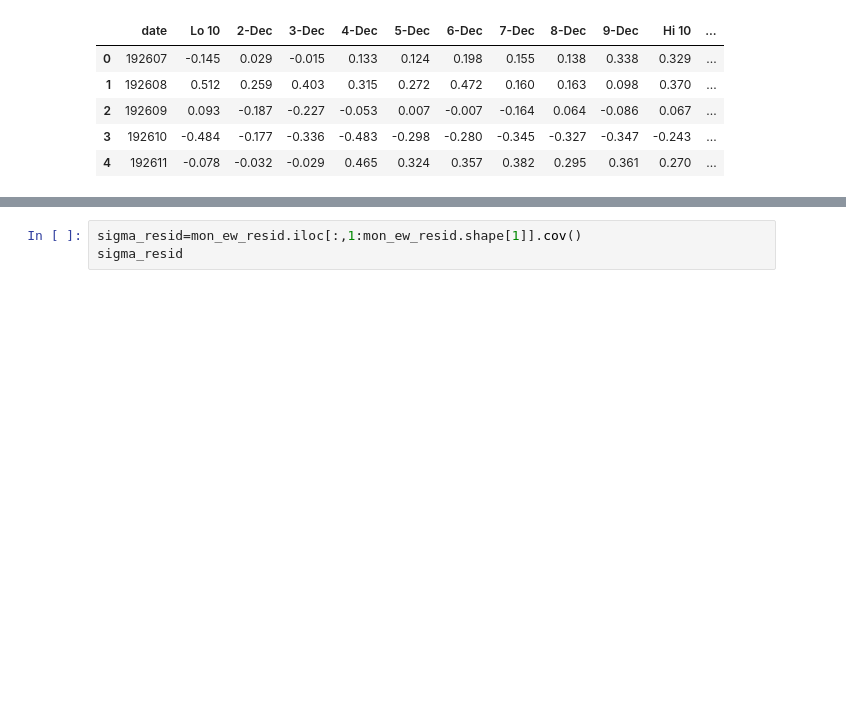
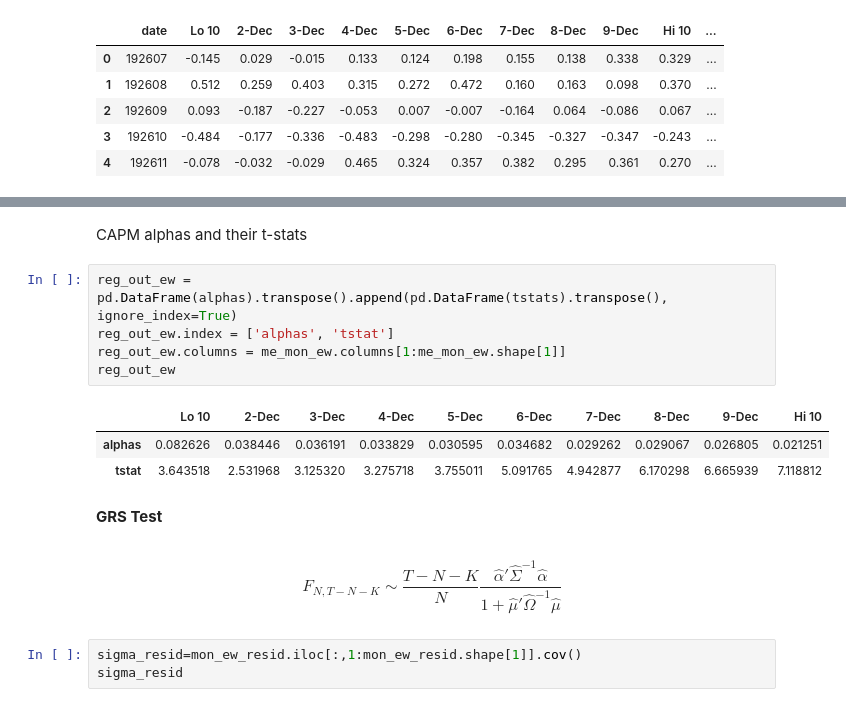
Before and after one commit to mp3201/Behavioral-Finance, a Jupyter notebook: hmwk2/Empirical 2.ipynb, the cells around one changed output, grey strips where cells are left out. Cells and saved outputs as stored; diff of their text form; blank space fills up the shorter version.

```diff
--- a/hmwk2/Empirical 2.ipynb
+++ b/hmwk2/Empirical 2.ipynb
@@ -116,6 +141,21 @@ Covariance Type:            nonrobust
 Warnings:
 [1] Standard Errors assume that the covariance matrix of the errors is correctly specified.
 10
+# %% [markdown]
+CAPM alphas and their t-stats
+# %%
+reg_out_ew = pd.DataFrame(alphas).transpose().append(pd.DataFrame(tstats).transpose(), ignore_index=True)
+reg_out_ew.index = ['alphas', 'tstat']
+reg_out_ew.columns = me_mon_ew.columns[1:me_mon_ew.shape[1]]
+reg_out_ew
+# %% [output]
+|  | Lo 10 | 2-Dec | 3-Dec | 4-Dec | 5-Dec | 6-Dec | 7-Dec | 8-Dec | 9-Dec | Hi 10 |
+| alphas | 0.082626 | 0.038446 | 0.036191 | 0.033829 | 0.030595 | 0.034682 | 0.029262 | 0.029067 | 0.026805 | 0.021251 |
+| tstat | 3.643518 | 2.531968 | 3.125320 | 3.275718 | 3.755011 | 5.091765 | 4.942877 | 6.170298 | 6.665939 | 7.118812 |
+# %% [markdown]
+**GRS Test**
+# %% [markdown]
+$$ F_{N, T-N-K} \sim \frac{T-N-K}{N}\frac{\hat{\alpha}'\hat{\Sigma}^{-1}\hat{\alpha}}{1+\hat{\mu}'\hat{\Omega}^{-1}\hat{\mu}}$$
 # %%
 sigma_resid=mon_ew_resid.iloc[:,1:mon_ew_resid.shape[1]].cov()
 sigma_resid
```
Also changed, not shown: parts of 32 cells of this notebook, 1 other file.
